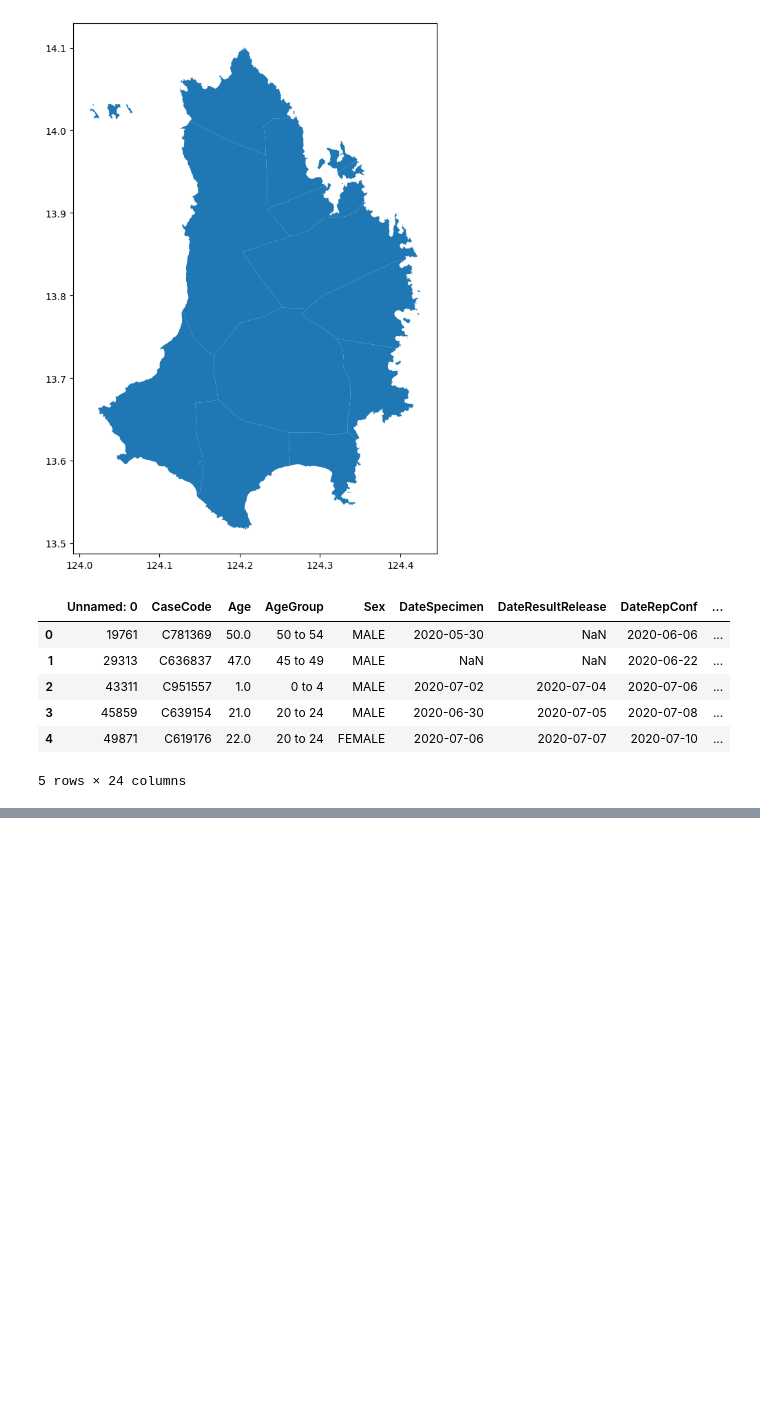
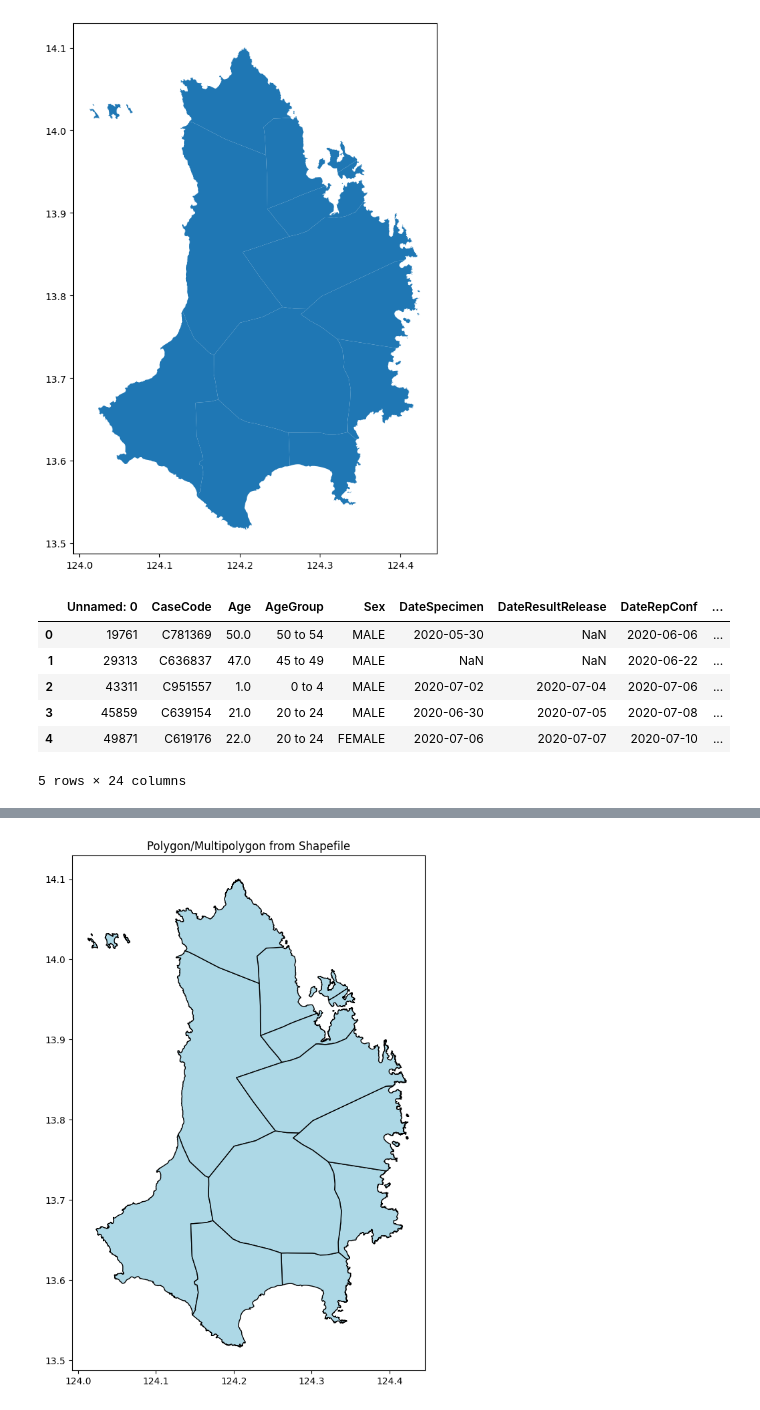
Before and after one commit to dddelacruz/cs198-scl-envi-2425, a Jupyter notebook: visualize.ipynb, the cells around one changed output, grey strips where cells are left out. Cells and saved outputs as stored; diff of their text form; code cells hidden in the pictures; blank space fills up the shorter version.

```diff
--- a/visualize.ipynb
+++ b/visualize.ipynb
@@ -38,0 +69,19 @@ df.head()
+# %%
+import geopandas as gpd
+import matplotlib.pyplot as plt
+
+def plot_shapefile(shapefile_path):
+    # Read the shapefile
+    gdf = gpd.read_file(shapefile_path)
+
+    # Plot the shapefile
+    fig, ax = plt.subplots(figsize=(10, 10))
+    gdf.plot(ax=ax, edgecolor='black', facecolor='lightblue')
+
+    # Set title and show plot
+    ax.set_title("Polygon/Multipolygon from Shapefile")
+    plt.show()
+
+plot_shapefile(shapefile_path)
+# %% [output]
+[figure, added]
```
Also changed, not shown: parts of 3 cells of this notebook, 5 other files.
